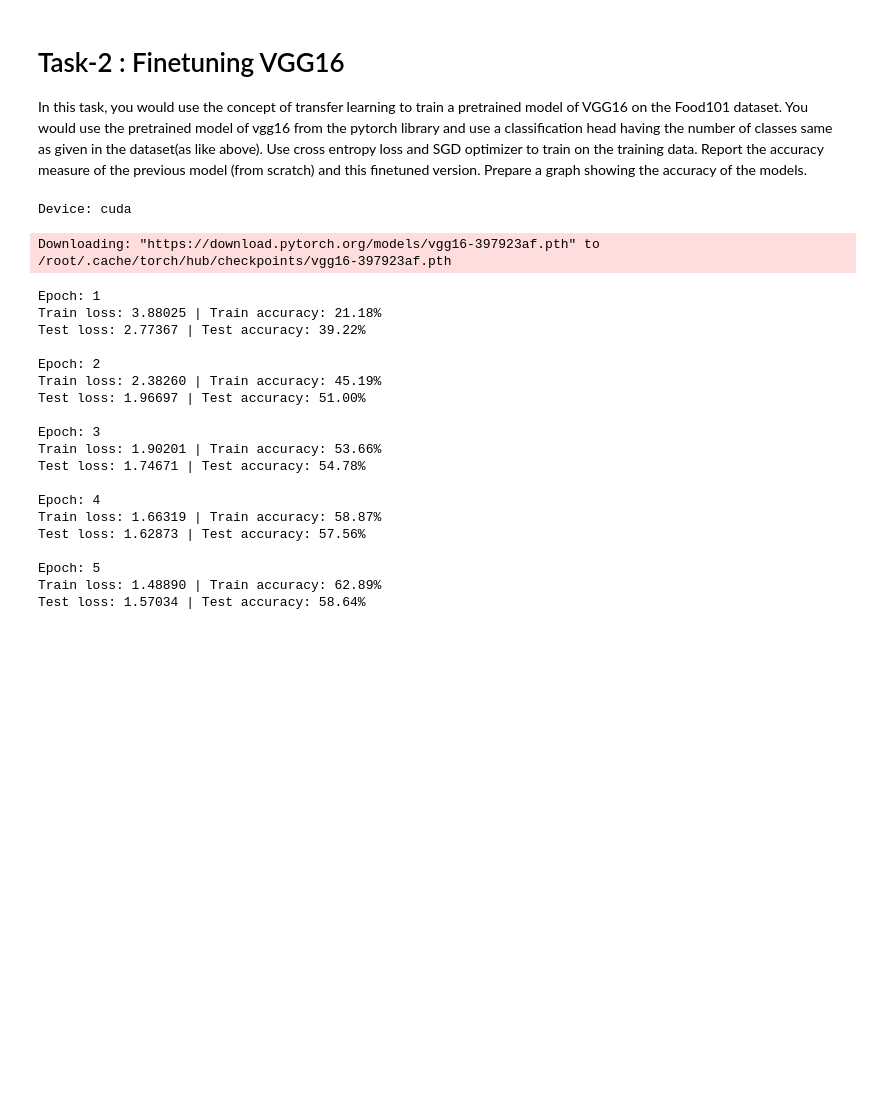
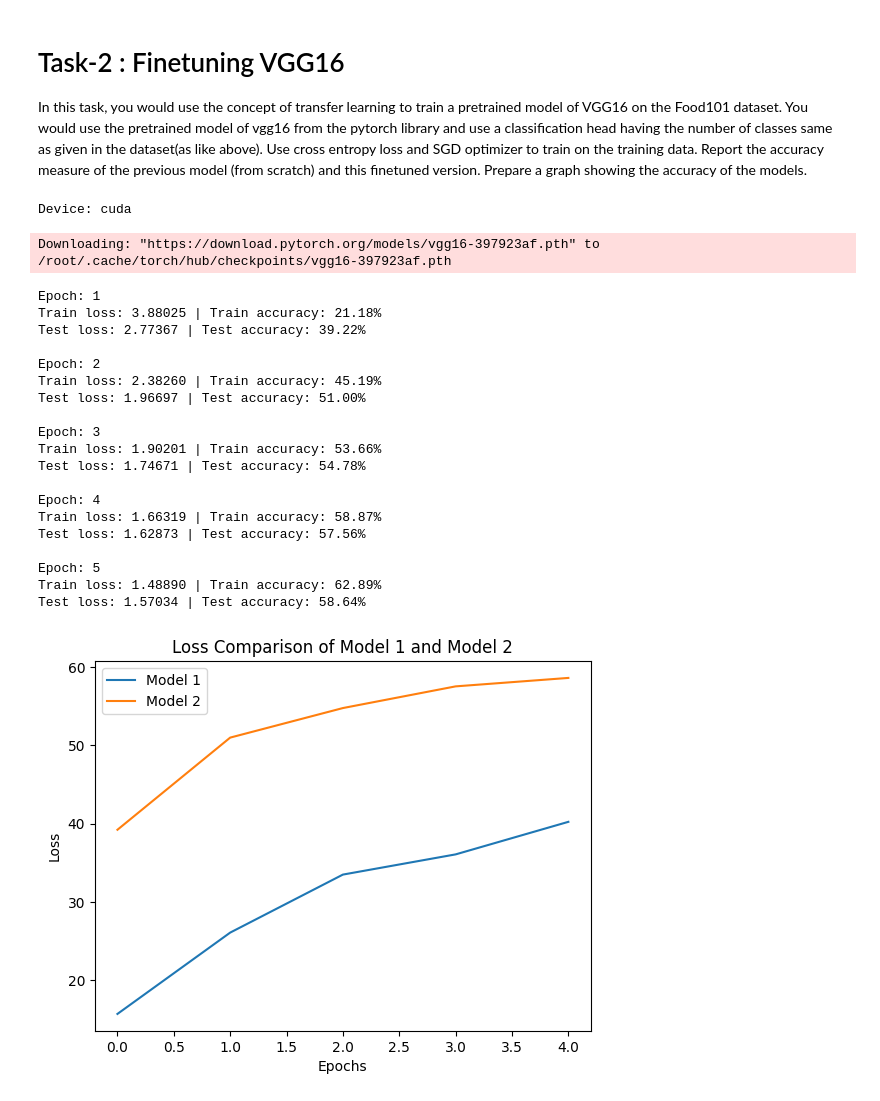
Before and after one commit to Sampreeth-R-S/DL, a Jupyter notebook: notebook7433918c4c.ipynb, the cells around one changed output. Cells and saved outputs as stored; diff of their text form; code cells hidden in the pictures; blank space fills up the shorter version.

```diff
--- a/notebook7433918c4c.ipynb
+++ b/notebook7433918c4c.ipynb
@@ -308,6 +308,7 @@ def test_step(data_loader, model, loss_fn, accuracy_fn, device):
     test_loss /= len(data_loader)
     test_acc /= len(data_loader)
     print(f"Test loss: {test_loss:.5f} | Test accuracy: {test_acc:.2f}%\n")
+    return test_acc
 
 def accuracy_fn(y_true, y_pred):
     correct = torch.eq(y_true, y_pred).sum().item()
@@ -332,6 +333,7 @@ optimizer = torch.optim.Adam(params=model.parameters(),lr=0.00005)
 torch.cuda.empty_cache()
 import os
 os.environ['PYTORCH_CUDA_ALLOC_CONF'] = 'max_split_size_mb=32'
+loss1=[]
 ### YOUR CODE STARTS HERE ###
 for epoch in range(num_epochs):
   print("Epoch: "+str(epoch+1))
@@ -342,12 +344,12 @@ for epoch in range(num_epochs):
       accuracy_fn=accuracy_fn,
       device=device
   )
-  test_step(data_loader=test_loader,
+  loss1.append(test_step(data_loader=test_loader,
       model=model,
       loss_fn=loss,
       accuracy_fn=accuracy_fn,
       device=device
-  )
+  ))
 
 torch.save(model.state_dict(),"./food101_vgg16_model.pt")
 ### YOUR CODE ENDS HERE ###
@@ -432,7 +435,7 @@ print("Device: "+str(device))
 model = my_vgg16(num_classes).to(device)
 loss = nn.CrossEntropyLoss()
 optimizer = torch.optim.SGD(params=model.parameters(),lr=0.001)
-
+loss2=[]
 for epoch in range(num_epochs):
   print("Epoch: "+str(epoch+1))
   train_step(data_loader=train_loader,
@@ -442,34 +445,44 @@ for epoch in range(num_epochs):
       accuracy_fn=accuracy_fn,
       device=device
   )
-  test_step(data_loader=test_loader,
+  loss2.append(test_step(data_loader=test_loader,
       model=model,
       loss_fn=loss,
       accuracy_fn=accuracy_fn,
       device=device
-  )
+  ))
+
+import matplotlib.pyplot as plt
+plt.plot(loss1, label='Model 1')
+plt.plot(loss2, label='Model 2')
+plt.xlabel('Epochs')
+plt.ylabel('Loss')
+plt.title('Loss Comparison of Model 1 and Model 2')
+plt.legend()
+plt.show()
 
 
 ### YOUR CODE ENDS HERE ###
 # %% [output]
 Device: cuda
 Downloading: "https://download.pytorch.org/models/vgg16-397923af.pth" to /root/.cache/torch/hub/checkpoints/vgg16-397923af.pth
 Epoch: 1
 Train loss: 3.88025 | Train accuracy: 21.18%
 Test loss: 2.77367 | Test accuracy: 39.22%
 
 Epoch: 2
 Train loss: 2.38260 | Train accuracy: 45.19%
 Test loss: 1.96697 | Test accuracy: 51.00%
 
 Epoch: 3
 Train loss: 1.90201 | Train accuracy: 53.66%
 Test loss: 1.74671 | Test accuracy: 54.78%
 
 Epoch: 4
 Train loss: 1.66319 | Train accuracy: 58.87%
 Test loss: 1.62873 | Test accuracy: 57.56%
 
 Epoch: 5
 Train loss: 1.48890 | Train accuracy: 62.89%
 Test loss: 1.57034 | Test accuracy: 58.64%
+[figure, added]
```
Also changed, not shown: parts of 3 cells of this notebook.
